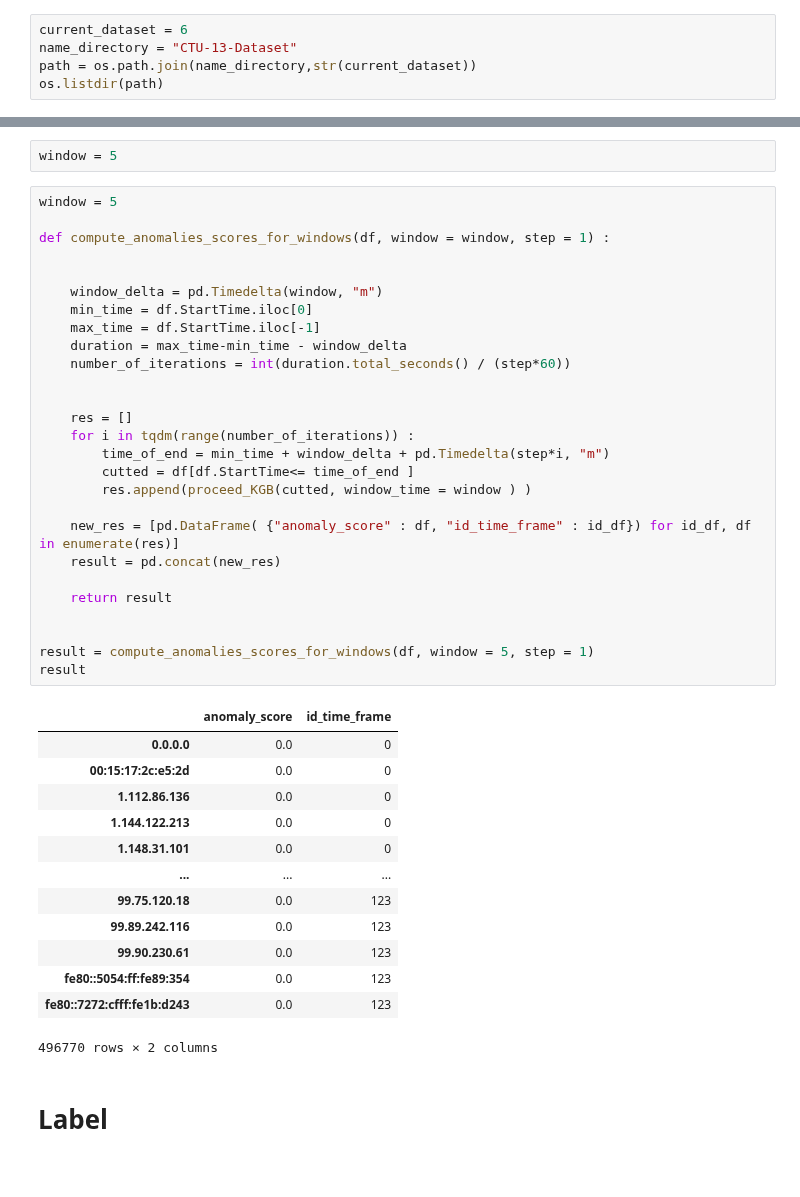
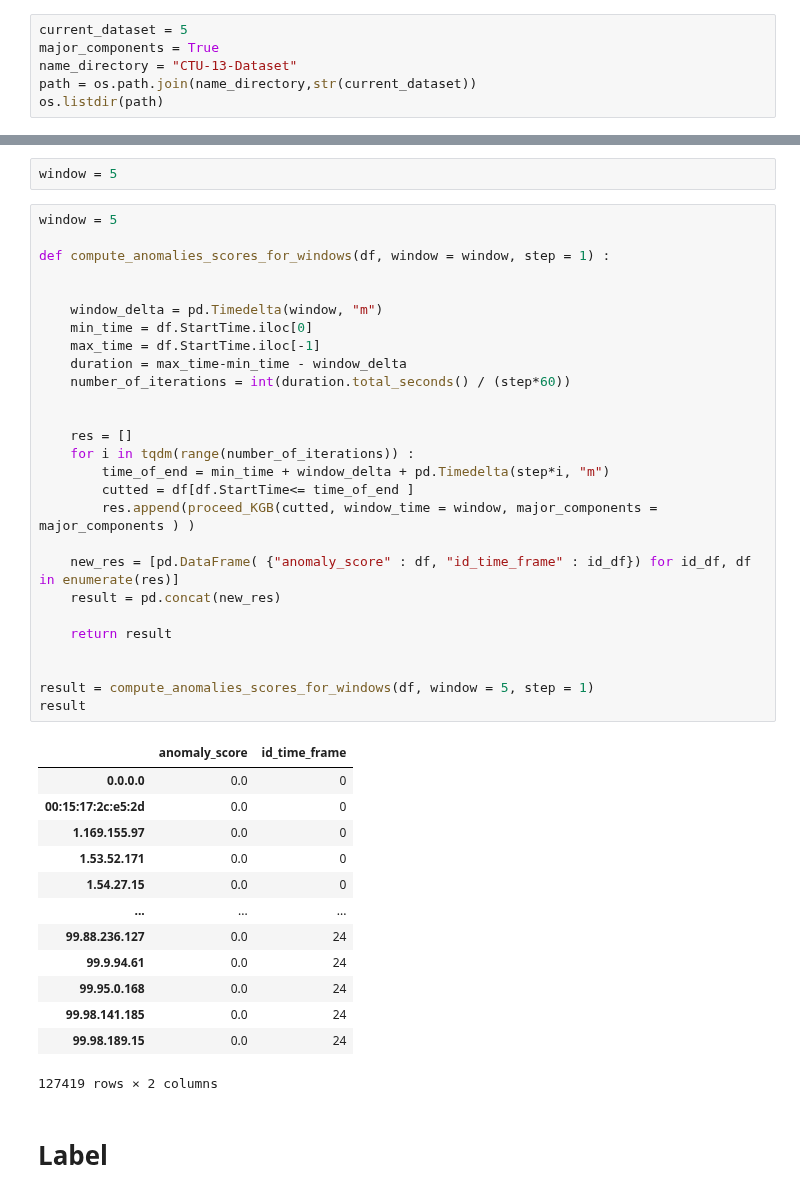
Before and after one commit to mgendr/CTU_13_Supervision_Des_Systemes, a Jupyter notebook: Find_Anomaly_thresh.ipynb, the cells around one changed output, grey strips where cells are left out. Saved outputs shown, nothing was run; the diff lists cells and outputs as text.

```diff
--- a/Find_Anomaly_thresh.ipynb
+++ b/Find_Anomaly_thresh.ipynb
@@ -22,7 +22,8 @@ from KGB import preprocess_df, proceed_KGB
 plt.rcParams["figure.figsize"] = (12, 9)
 warnings.simplefilter("ignore")
 # %%
-current_dataset = 6
+current_dataset = 5
+major_components = True
 name_directory = "CTU-13-Dataset"
 path = os.path.join(name_directory,str(current_dataset))
 os.listdir(path)
@@ -96,44 +103,44 @@ window = 5
 # %%
 window = 5
 
 def compute_anomalies_scores_for_windows(df, window = window, step = 1) :
 
 
     window_delta = pd.Timedelta(window, "m")
     min_time = df.StartTime.iloc[0]
     max_time = df.StartTime.iloc[-1]
     duration = max_time-min_time - window_delta
     number_of_iterations = int(duration.total_seconds() / (step*60))
 
 
     res = []
     for i in tqdm(range(number_of_iterations)) :
         time_of_end = min_time + window_delta + pd.Timedelta(step*i, "m")
         cutted = df[df.StartTime<= time_of_end ]
-        res.append(proceed_KGB(cutted, window_time = window ) )
+        res.append(proceed_KGB(cutted, window_time = window, major_components = major_components ) )
 
     new_res = [pd.DataFrame( {"anomaly_score" : df, "id_time_frame" : id_df}) for id_df, df in enumerate(res)]
     result = pd.concat(new_res)
 
     return result
 
 
 result = compute_anomalies_scores_for_windows(df, window = 5, step = 1)
 result
 # %% [output]
 |  | anomaly_score | id_time_frame |
 | 0.0.0.0 | 0.0 | 0 |
 | 00:15:17:2c:e5:2d | 0.0 | 0 |
-| 1.112.86.136 | 0.0 | 0 |
-| 1.144.122.213 | 0.0 | 0 |
-| 1.148.31.101 | 0.0 | 0 |
+| 1.169.155.97 | 0.0 | 0 |
+| 1.53.52.171 | 0.0 | 0 |
+| 1.54.27.15 | 0.0 | 0 |
 | ... | ... | ... |
-| 99.75.120.18 | 0.0 | 123 |
-| 99.89.242.116 | 0.0 | 123 |
-| 99.90.230.61 | 0.0 | 123 |
-| fe80::5054:ff:fe89:354 | 0.0 | 123 |
-| fe80::7272:cfff:fe1b:d243 | 0.0 | 123 |
+| 99.88.236.127 | 0.0 | 24 |
+| 99.9.94.61 | 0.0 | 24 |
+| 99.95.0.168 | 0.0 | 24 |
+| 99.98.141.185 | 0.0 | 24 |
+| 99.98.189.15 | 0.0 | 24 |
-496770 rows × 2 columns
+127419 rows × 2 columns
 # %% [markdown]
 # Label
 # %%
```
Also changed, not shown: parts of 21 cells of this notebook.
